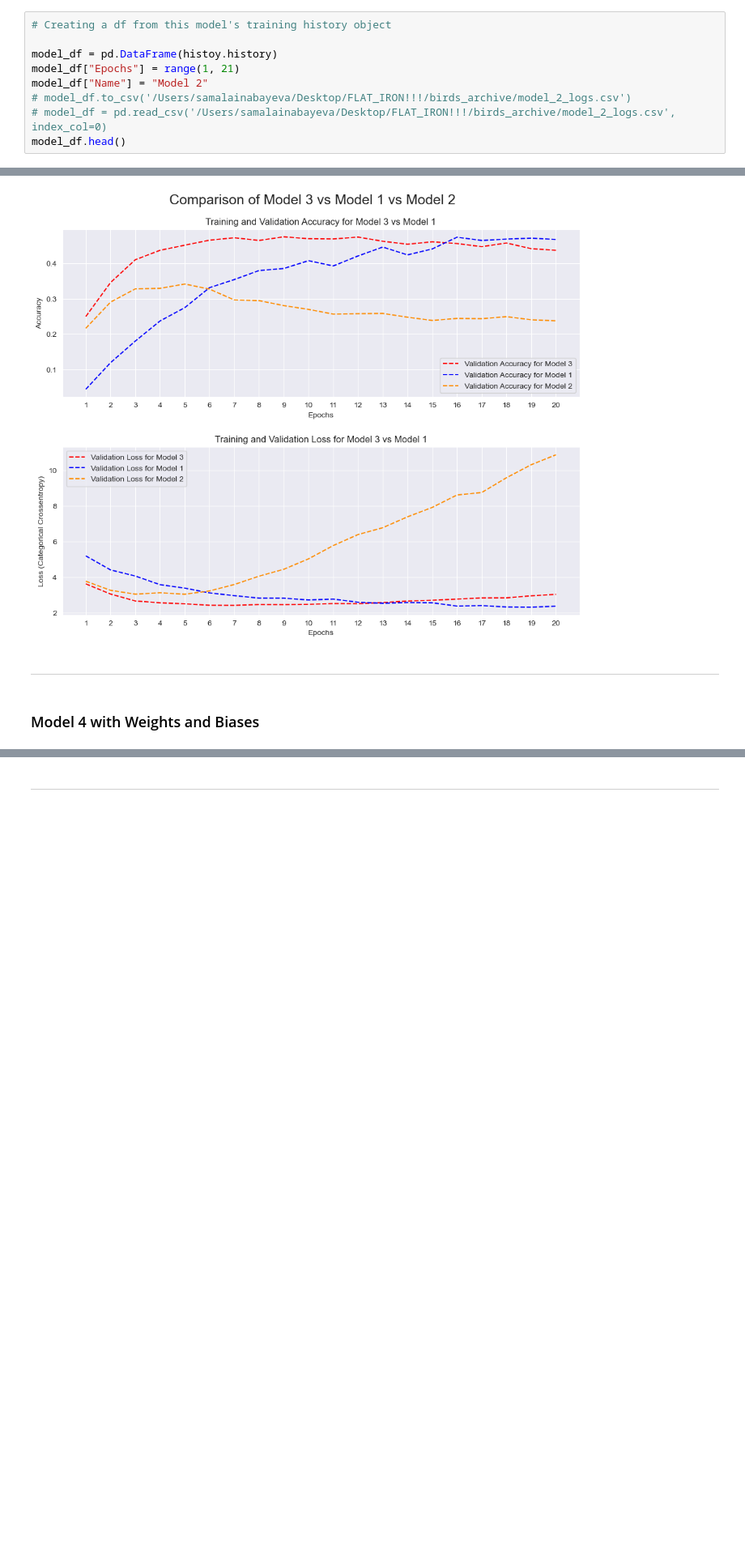
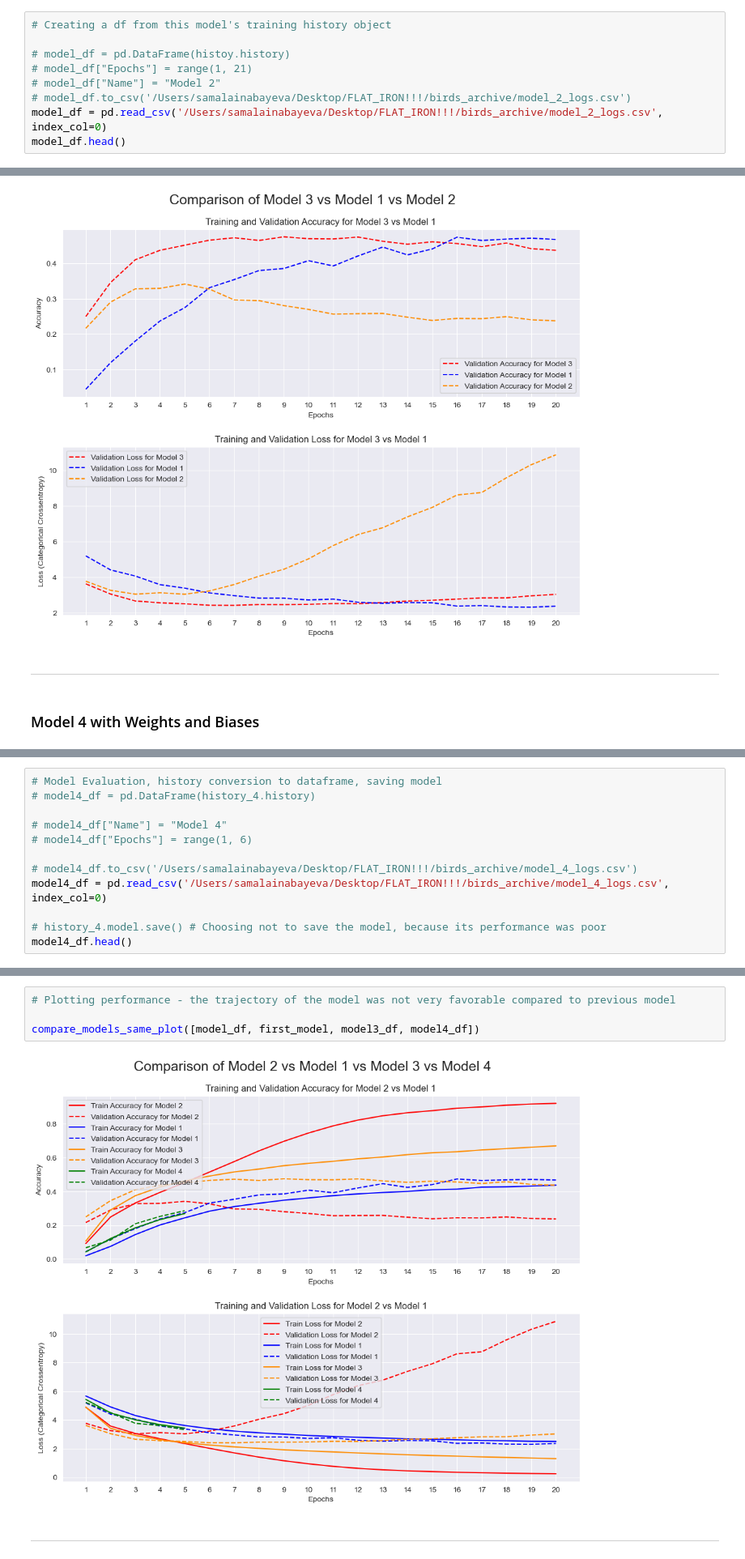
Before and after one commit to dvdhartsman/Bird_Species_Image_Classification, a Jupyter notebook: Bird_Classification_2.ipynb, the cells around one changed output, grey strips where cells are left out. Shown at 81% size. Saved outputs shown, nothing was run; the diff lists cells and outputs as text; blank space fills up the shorter version.

```diff
--- a/Bird_Classification_2.ipynb
+++ b/Bird_Classification_2.ipynb
@@ -231,11 +231,11 @@ This model clearly suffers from over-fitting. While my initial model topped out
 # %%
 # Creating a df from this model's training history object
 
-model_df = pd.DataFrame(histoy.history)
-model_df["Epochs"] = range(1, 21)
-model_df["Name"] = "Model 2"
+# model_df = pd.DataFrame(histoy.history)
+# model_df["Epochs"] = range(1, 21)
+# model_df["Name"] = "Model 2"
 # model_df.to_csv('/Users/samalainabayeva/Desktop/FLAT_IRON!!!/birds_archive/model_2_logs.csv')
-# model_df = pd.read_csv('/Users/samalainabayeva/Desktop/FLAT_IRON!!!/birds_archive/model_2_logs.csv', index_col=0)
+model_df = pd.read_csv('/Users/samalainabayeva/Desktop/FLAT_IRON!!!/birds_archive/model_2_logs.csv', index_col=0)
 model_df.head()
 # %% [output]
 |  | loss | accuracy | val_loss | val_accuracy | Epochs | Name |
@@ -660,0 +618,12 @@ model.summary()
+# %%
+# Model Evaluation, history conversion to dataframe, saving model
+# model4_df = pd.DataFrame(history_4.history)
+
+# model4_df["Name"] = "Model 4"
+# model4_df["Epochs"] = range(1, 6)
+
+# model4_df.to_csv('/Users/samalainabayeva/Desktop/FLAT_IRON!!!/birds_archive/model_4_logs.csv')
+model4_df = pd.read_csv('/Users/samalainabayeva/Desktop/FLAT_IRON!!!/birds_archive/model_4_logs.csv', index_col=0)
+
+# history_4.model.save() # Choosing not to save the model, because its performance was poor
+model4_df.head()
@@ -661,3 +644,9 @@ model.summary()
+# %%
+# Plotting performance - the trajectory of the model was not very favorable compared to previous model
+
+compare_models_same_plot([model_df, first_model, model3_df, model4_df])
+# %% [output]
+[figure, added]
 # %% [markdown]
 <hr style="border:4px solid blue">
 # %% [markdown]
```
Also changed, not shown: parts of 20 cells of this notebook.
